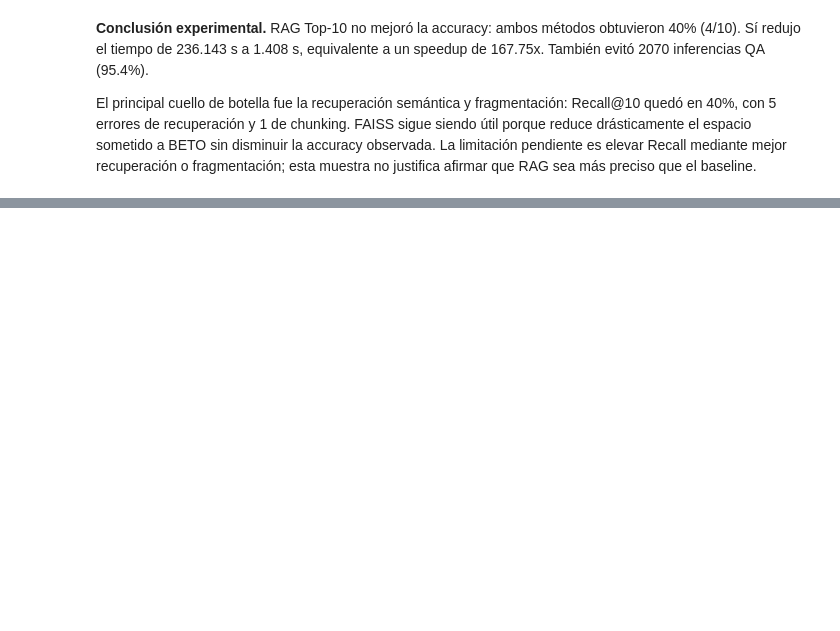
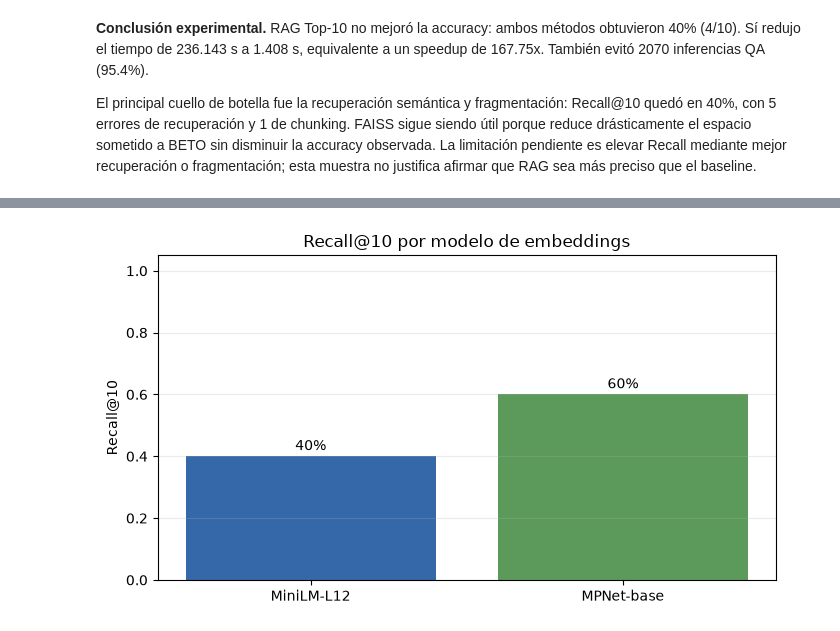
Before and after one commit to abner-rivas/Laboratorio---ML, a Jupyter notebook: LaboratorioML.ipynb, the cells around one changed output, grey strips where cells are left out. Saved outputs shown, nothing was run; the diff lists cells and outputs as text; code cells hidden in the pictures; blank space fills up the shorter version.

```diff
--- a/LaboratorioML.ipynb
+++ b/LaboratorioML.ipynb
@@ -4394,8 +4386,8 @@ evita escribir métricas manualmente y conserva exactamente los resultados de la
 Fase 9.
 # %%
 fila_baseline = resumen_chunking.loc[
-    (resumen_chunking["Chunk"] == RAG_CONFIG["chunk_size"])
-    & (resumen_chunking["Overlap"] == RAG_CONFIG["overlap"])
+    (resumen_chunking["Chunk"] == RAG_CONFIG_TOPK_MINILM["chunk_size"])
+    & (resumen_chunking["Overlap"] == RAG_CONFIG_TOPK_MINILM["overlap"])
 ].iloc[0]
 nombre_baseline = fila_baseline["Configuración"]
 detalle_baseline = resultados_chunking_detalle.loc[
@@ -4437,10 +4429,10 @@ diez observaciones correspondientes de `df_rag_topk_detallado`. Los embeddings
 y el índice FAISS siguen siendo los construidos una sola vez en la Fase 10.
 # %%
 fila_rag_final = df_comparacion_topk.loc[
-    df_comparacion_topk["K"] == RAG_CONFIG["top_k"]
+    df_comparacion_topk["K"] == RAG_CONFIG_TOPK_MINILM["top_k"]
 ].iloc[0]
 detalle_rag_final = df_rag_topk_detallado.loc[
-    df_rag_topk_detallado["K"] == RAG_CONFIG["top_k"]
+    df_rag_topk_detallado["K"] == RAG_CONFIG_TOPK_MINILM["top_k"]
 ].copy()
 
 assert len(detalle_rag_final) == len(detalle_baseline) == 10
@@ -4449,7 +4441,7 @@ assert set(detalle_rag_final["Pregunta"]) == set(detalle_baseline["Pregunta"])
 
 df_rag_final_reutilizado = pd.DataFrame([{
     "Top-K": int(fila_rag_final["K"]),
-    "Chunks QA/pregunta": RAG_CONFIG["top_k"],
+    "Chunks QA/pregunta": RAG_CONFIG_TOPK_MINILM["top_k"],
     "Preguntas": len(detalle_rag_final),
     "Correctas": int(fila_rag_final["Correctas"]),
     "Accuracy": float(fila_rag_final["Accuracy"]),
@@ -4484,7 +4476,7 @@ numero_preguntas_comparacion = len(preguntas_documento)
 inferencias_baseline = (
     int(fila_baseline["Nº chunks"]) * numero_preguntas_comparacion
 )
-inferencias_rag = RAG_CONFIG["top_k"] * numero_preguntas_comparacion
+inferencias_rag = RAG_CONFIG_TOPK_MINILM["top_k"] * numero_preguntas_comparacion
 
 comparacion_baseline_rag = pd.DataFrame([
     {
@@ -4496,7 +4488,7 @@ comparacion_baseline_rag = pd.DataFrame([
         "Inferencias QA": inferencias_baseline,
     },
     {
-        "Método": f"RAG FAISS Top-{RAG_CONFIG['top_k']}",
+        "Método": f"RAG FAISS Top-{RAG_CONFIG_TOPK_MINILM['top_k']}",
         "Correctas": int(fila_rag_final["Correctas"]),
         "Accuracy": float(fila_rag_final["Accuracy"]),
         "Score QA medio": float(fila_rag_final["Score QA medio"]),
@@ -4685,7 +4677,7 @@ def evidencia_dividida_en_adyacentes(item):
 
 resultado_k10_por_numero = {
     resultado["item"]["numero"]: resultado
-    for resultado in resultados_rag_por_k[RAG_CONFIG["top_k"]]
+    for resultado in resultados_rag_por_k[RAG_CONFIG_TOPK_MINILM["top_k"]]
 }
 
 filas_errores = []
@@ -5053,0 +5547,70 @@ vacío.
+# %%
+etiquetas_modelos_16 = ["MiniLM-L12", "MPNet-base"]
+
+fig, ax = plt.subplots(figsize=(7, 4))
+barras = ax.bar(
+    etiquetas_modelos_16,
+    df_comparacion_embeddings_16["Recall@10"],
+    color=["#3568a8", "#5b9a5b"],
+)
+ax.set_ylim(0, 1.05)
+ax.set_ylabel("Recall@10")
+ax.set_title("Recall@10 por modelo de embeddings")
+ax.grid(axis="y", alpha=0.25)
+for barra, valor in zip(barras, df_comparacion_embeddings_16["Recall@10"]):
+    ax.text(barra.get_x() + barra.get_width()/2, valor + 0.02, f"{valor:.0%}", ha="center")
+plt.tight_layout()
+plt.show()
+
+fig, ax = plt.subplots(figsize=(7, 4))
+barras = ax.bar(
+    etiquetas_modelos_16,
+    df_comparacion_embeddings_16["Accuracy"],
+    color=["#7b5ea7", "#d07a32"],
+)
+ax.set_ylim(0, 1.05)
+ax.set_ylabel("Accuracy")
+ax.set_title("Accuracy por modelo de embeddings")
+ax.grid(axis="y", alpha=0.25)
+for barra, valor in zip(barras, df_comparacion_embeddings_16["Accuracy"]):
+    ax.text(barra.get_x() + barra.get_width()/2, valor + 0.02, f"{valor:.0%}", ha="center")
+plt.tight_layout()
+plt.show()
+
+fig, ax = plt.subplots(figsize=(7, 4))
+ax.plot(
+    df_tamanos_base_16["Vectores"],
+    df_tamanos_base_16["Recall@10"],
+    marker="o", linewidth=2, color="#3568a8",
+)
+ax.set_ylim(0, 1.05)
+ax.set_xlabel("Vectores")
+ax.set_ylabel("Recall@10")
+ax.set_title("Recall@10 según tamaño de la base")
+ax.grid(alpha=0.25)
+for x, y in zip(df_tamanos_base_16["Vectores"], df_tamanos_base_16["Recall@10"]):
+    ax.annotate(f"{y:.0%}", (x, y), xytext=(0, 8), textcoords="offset points", ha="center")
+plt.tight_layout()
+plt.show()
+
+fig, ax = plt.subplots(figsize=(7, 4))
+ax.plot(
+    df_tamanos_base_16["Vectores"],
+    df_tamanos_base_16["Tiempo consultas (s)"],
+    marker="o", linewidth=2, color="#d07a32",
+)
+ax.set_xlabel("Vectores")
+ax.set_ylabel("Tiempo de 10 consultas (s)")
+ax.set_title("Tiempo según tamaño de la base")
+ax.grid(alpha=0.25)
+for x, y in zip(
+    df_tamanos_base_16["Vectores"],
+    df_tamanos_base_16["Tiempo consultas (s)"],
+):
+    ax.annotate(f"{y:.3f}", (x, y), xytext=(0, 8), textcoords="offset points", ha="center")
+plt.tight_layout()
+plt.show()
+
+GRAFICOS_FASE16 = 4
+# %% [output]
+[figure, added]
```
Also changed, not shown: parts of 86 cells of this notebook, 9 other files.
